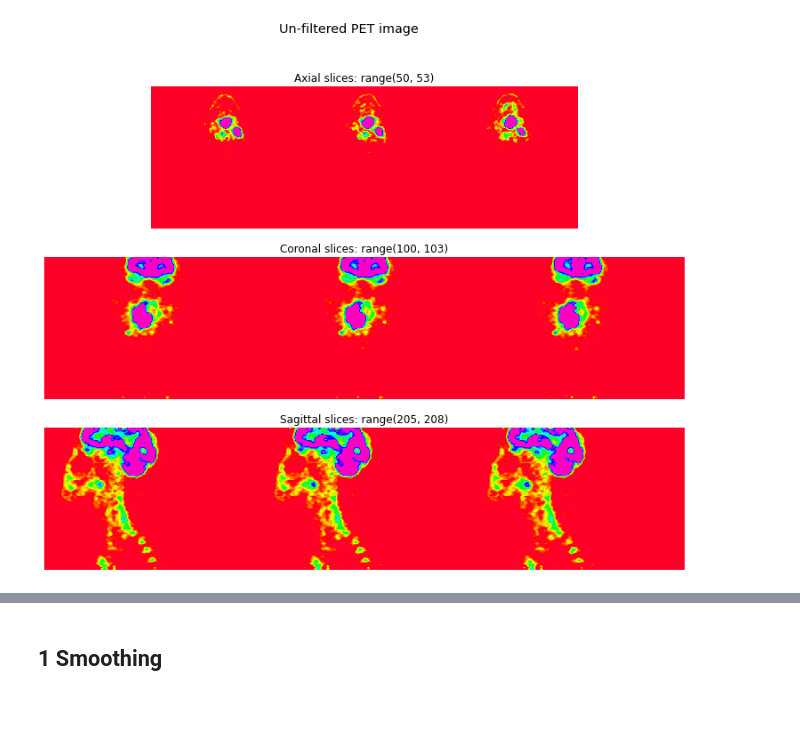
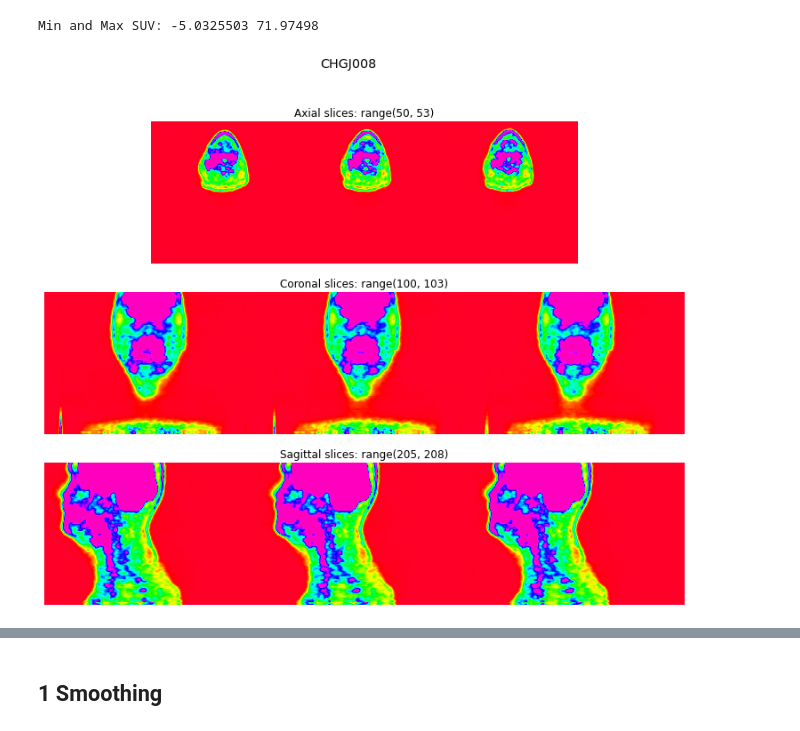
Before and after one commit to Maastro-CDS-Imaging-Group/PET-CT-data-pipeline, a Jupyter notebook: notebooks/PET_Preprocessing_and_Augmentation.ipynb, the cells around one changed output, grey strips where cells are left out. Saved outputs shown, nothing was run; the diff lists cells and outputs as text; code cells hidden in the pictures.

```diff
--- a/notebooks/PET_Preprocessing_and_Augmentation.ipynb
+++ b/notebooks/PET_Preprocessing_and_Augmentation.ipynb
@@ -26,9 +32,16 @@ PET_sitk = sitk.ReadImage(f"{data_dir}/{sample_patient_id}_pt.nii.gz") # Shape (
 # %%
+patient_1 = "CHGJ008"
+PET_sitk = sitk.ReadImage(f"{data_dir}/{patient_1}_pt.nii.gz") # Shape (W,H,D): 450x450x90 voxels
+PET_np = sitk2np(PET_sitk, keep_whd_ordering=True)
+
+print("Min and Max SUV:", PET_np.min(), PET_np.max())
+
 display_image(PET_sitk,
                axial_idxs=range(50,53),
                coronal_idxs=range(100,103),
                sagittal_idxs=range(205,208),
-               window={'level':3, 'width':5},
-               title="Un-filtered PET image", cmap='gist_rainbow')
+               window={'level':1, 'width':2},
+               title=patient_1, cmap='gist_rainbow')
 # %% [output]
+Min and Max SUV: -5.0325503 71.97498
-[figure, old version]
+[figure, new version]
```
Also changed, not shown: parts of 20 cells of this notebook, 11 other files.
